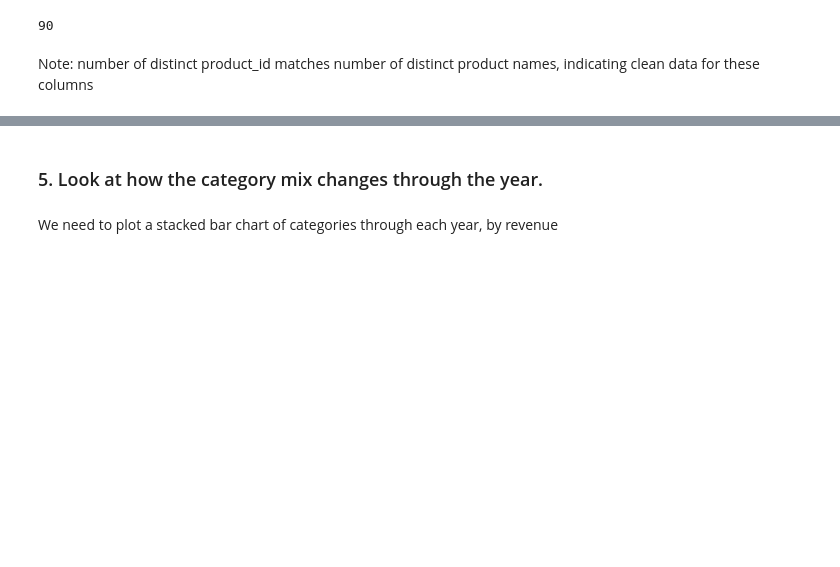
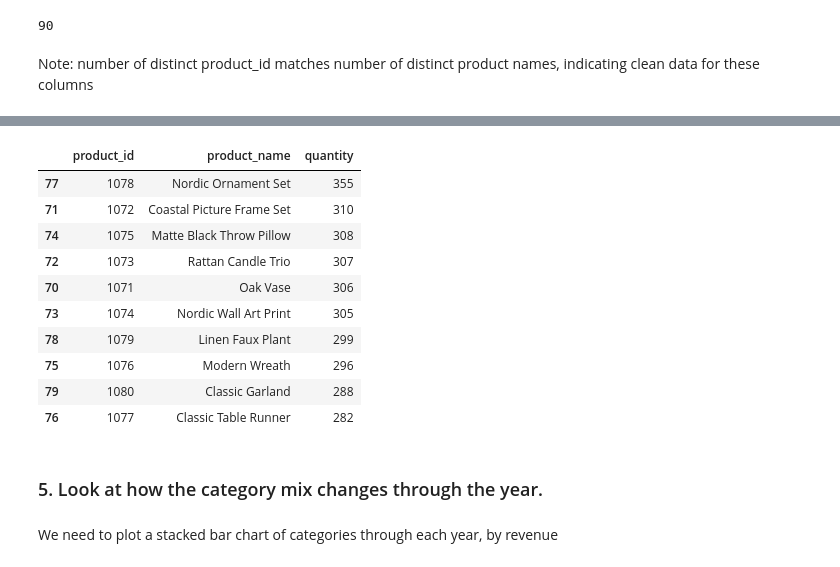
Before and after one commit to Mohamed-Shaheedullah/wayfair-python-analysis, a Jupyter notebook: wayfair-analysis.ipynb, the cells around one changed output, grey strips where cells are left out. Saved outputs shown, nothing was run; the diff lists cells and outputs as text; code cells hidden in the pictures; blank space fills up the shorter version.

```diff
--- a/wayfair-analysis.ipynb
+++ b/wayfair-analysis.ipynb
@@ -457,3 +459,19 @@ top_10_revenue_per_product
+# %%
+top_products = product_quantity.nlargest(10, 'quantity')
+# %%
+top_products
+# %% [output]
+|  | product_id | product_name | quantity |
+| 77 | 1078 | Nordic Ornament Set | 355 |
+| 71 | 1072 | Coastal Picture Frame Set | 310 |
+| 74 | 1075 | Matte Black Throw Pillow | 308 |
+| 72 | 1073 | Rattan Candle Trio | 307 |
+| 70 | 1071 | Oak Vase | 306 |
+| 73 | 1074 | Nordic Wall Art Print | 305 |
+| 78 | 1079 | Linen Faux Plant | 299 |
+| 75 | 1076 | Modern Wreath | 296 |
+| 79 | 1080 | Classic Garland | 288 |
+| 76 | 1077 | Classic Table Runner | 282 |
 # %% [markdown]
 ### 5. Look at how the category mix changes through the year.
 # %% [markdown]
```
Also changed, not shown: parts of 9 cells of this notebook.
